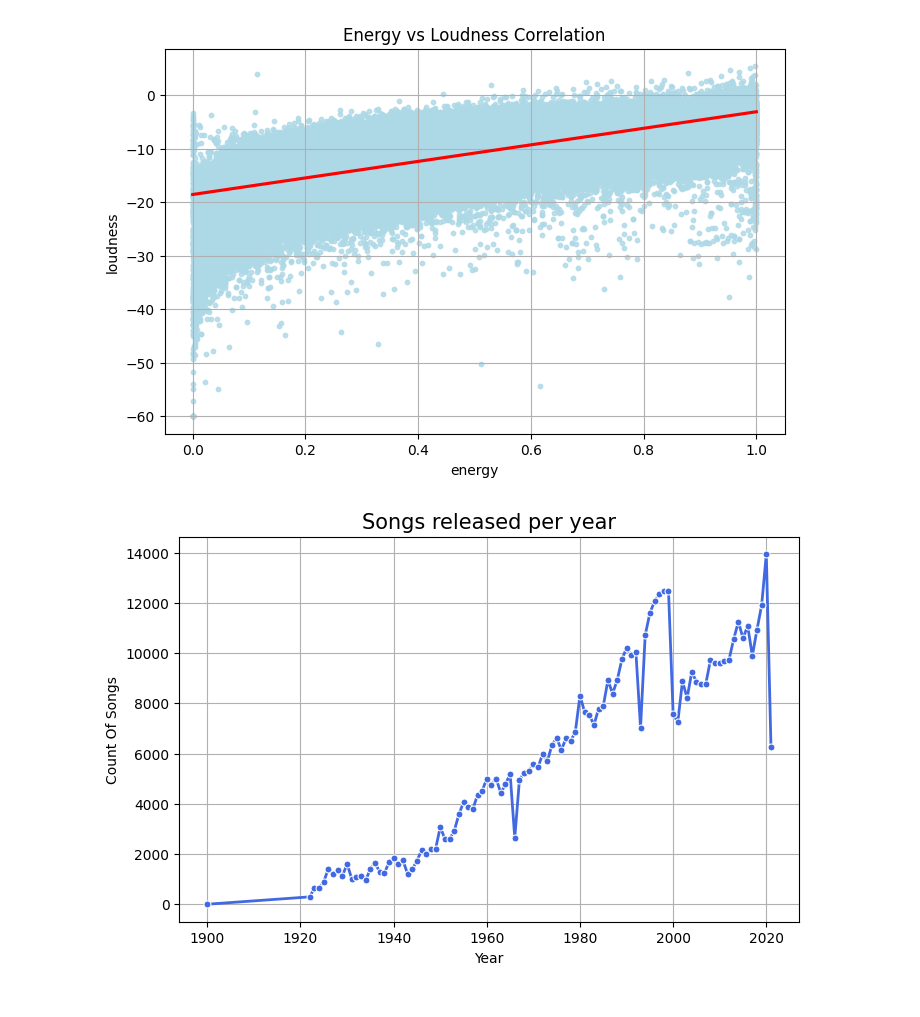
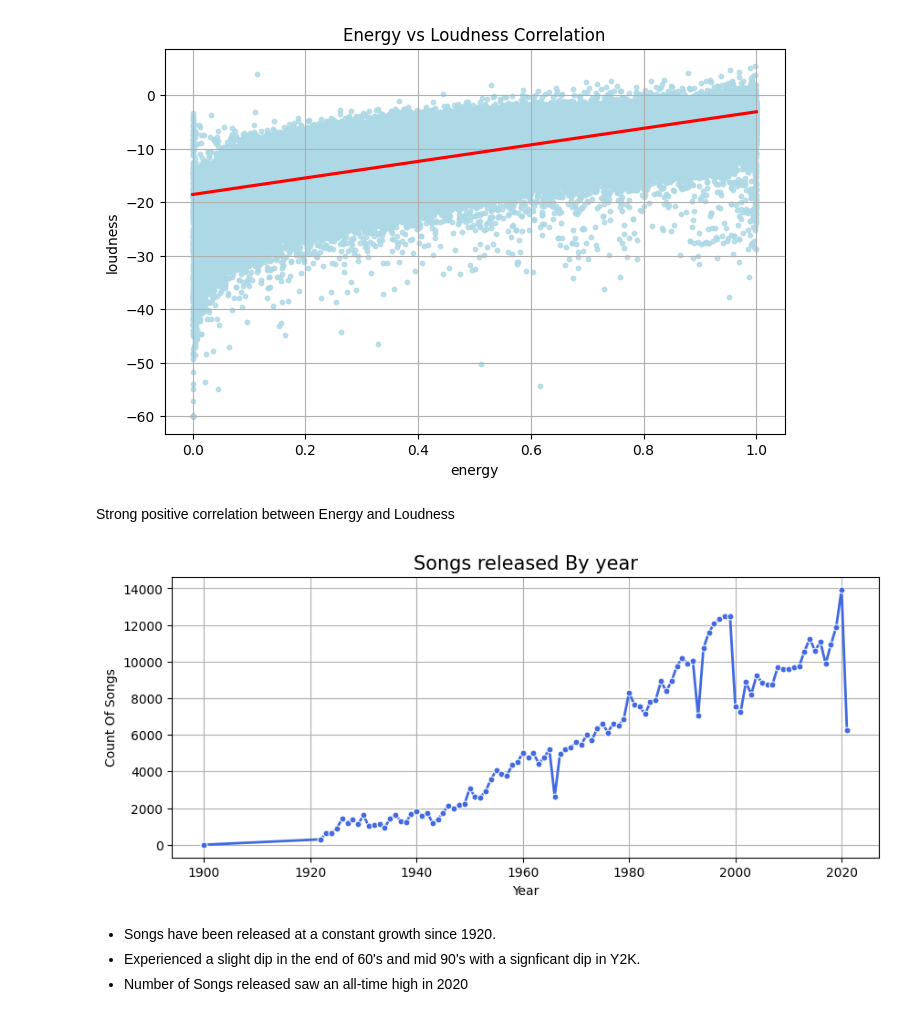
Before and after one commit to palash0702/PortfolioProjects, a Jupyter notebook: Spotify_Data Analysis.ipynb, the cells around one changed output. Drawn from its saved outputs; the diff is of its cells as text; code cells hidden in the pictures.

```diff
--- a/Spotify_Data Analysis.ipynb
+++ b/Spotify_Data Analysis.ipynb
@@ -306,18 +278,24 @@ plt.grid()
 plt.show()
 # %% [output]
 [figure]
+# %% [markdown]
+Strong positive correlation between Energy and Loudness
 # %%
 # Songs releaed per year
 tracks['year'] = tracks['release_date'].dt.year
 
 songs_per_year = tracks['year'].value_counts().sort_index()
 
-plt.figure(figsize=(8,5))
+plt.figure(figsize=(10,4))
 sns.lineplot(x=songs_per_year.index, y=songs_per_year.values, marker='o',color='royalblue',linewidth=2,markersize=5)
-plt.title('Songs released per year', fontsize = 15)
+plt.title('Songs released By year', fontsize = 15)
 plt.ylabel('Count Of Songs', fontsize=10)
 plt.xlabel('Year', fontsize = 10)
 plt.grid()
 plt.show()
 # %% [output]
-[figure, old version]
+[figure, new version]
+# %% [markdown]
+ - Songs have been released at a constant growth since 1920.
+ - Experienced a slight dip in the end of 60's and mid 90's with a signficant dip in Y2K.
+ - Number of Songs released saw an all-time high in 2020
```
Also changed, not shown: parts of 10 cells of this notebook.
